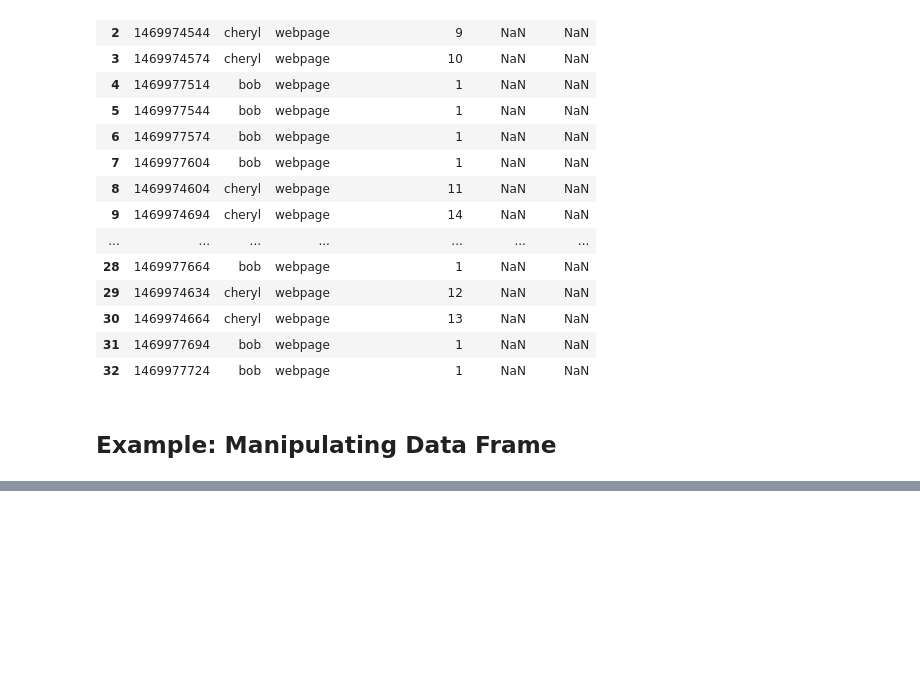
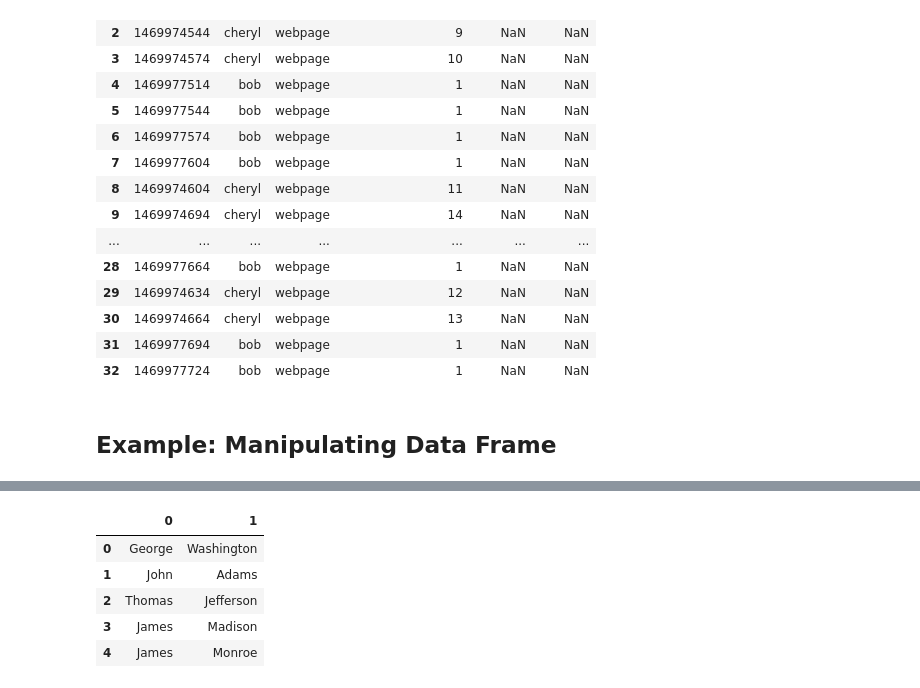
Before and after one commit to irinavalenzuela/Applied-Data-Science-Python, a Jupyter notebook: Week2_Pandas_Series.ipynb, the cells around one changed output, grey strips where cells are left out. Drawn from its saved outputs; the diff is of its cells as text; code cells hidden in the pictures; blank space fills up the shorter version.

```diff
--- a/Week2_Pandas_Series.ipynb
+++ b/Week2_Pandas_Series.ipynb
@@ -1510,12 +1510,23 @@ df.head()
 # %%
 # Lets drop firstname and lastname
 del(df['First'])
 del(df['Last'])
 
 # Another alternative: using extract()
 # It takes a regular expression as input
 
 # We match three groups but only returns two (first and last name)
-pattern="(^[\w]*)()()"
+pattern="(^[\w]*)(?:.* )([\w]*$)"
 
 # ^: matches the starting point within the string
+
+#Extract function is built into the str attribute of the series object
+
+df["President"].str.extract(pattern).head()
+# %% [output]
+|  | 0 | 1 |
+| 0 | George | Washington |
+| 1 | John | Adams |
+| 2 | Thomas | Jefferson |
+| 3 | James | Madison |
+| 4 | James | Monroe |
```
Also changed, not shown: parts of 2 cells of this notebook.
